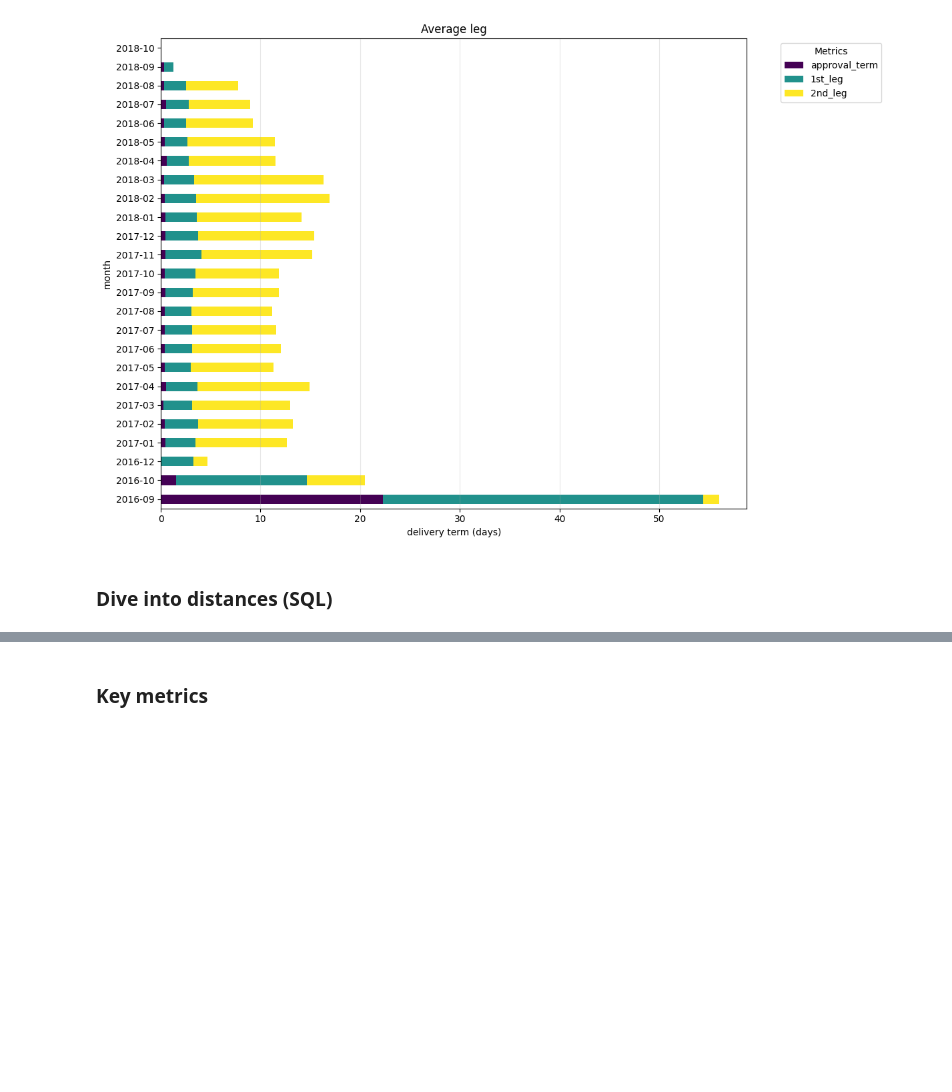
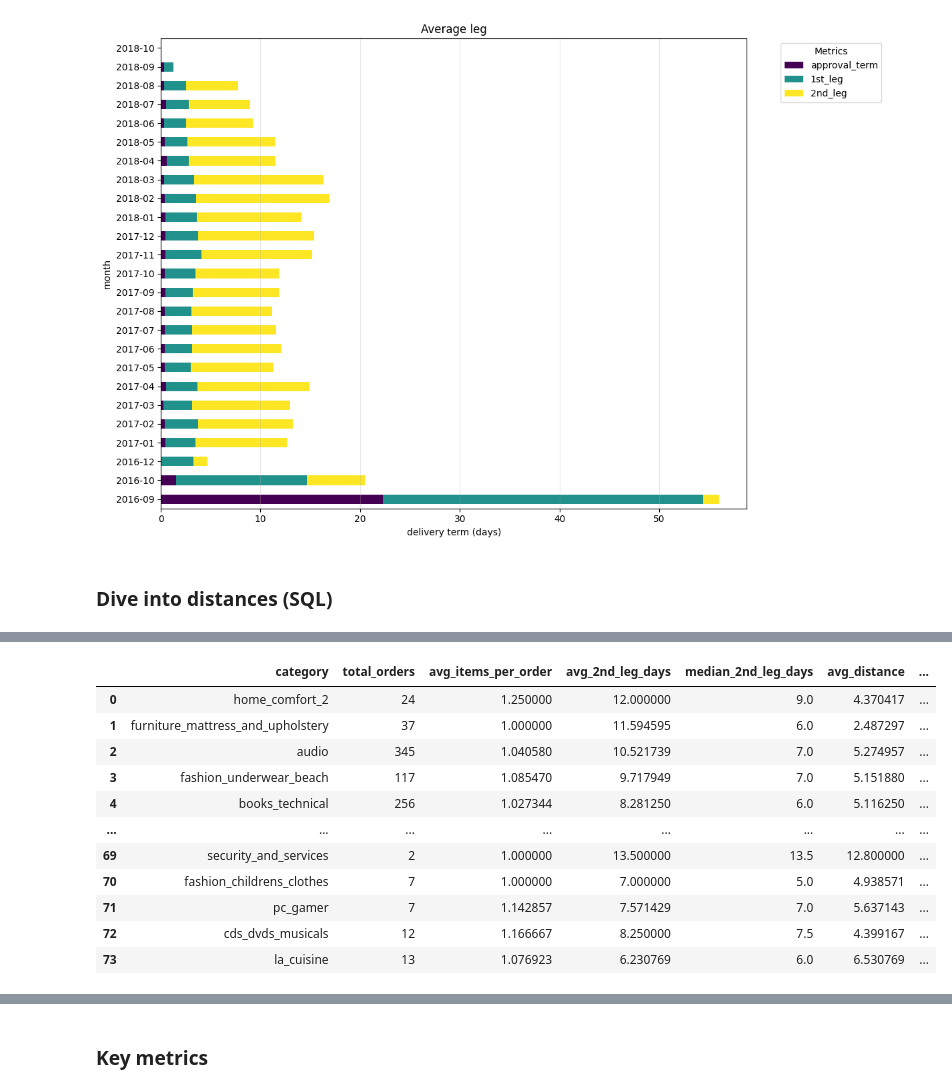
Before and after one commit to YehorI/test_task_2, a Jupyter notebook: test.ipynb, the cells around one changed output, grey strips where cells are left out. Cells and saved outputs as stored; diff of their text form; code cells hidden in the pictures; blank space fills up the shorter version.

```diff
--- a/test.ipynb
+++ b/test.ipynb
@@ -669,0 +683,95 @@ import duckdb
+# %%
+(res2 :=
+    duckdb.sql(
+    """
+    with
+    cust_geo as (
+        select
+            c.customer_id,
+            c.customer_zip_code_prefix,
+            avg(g.geolocation_lat) as geolocation_lat,
+            avg(g.geolocation_lng) as geolocation_lng
+        from 'input/olist_customers_dataset.csv' c
+        join 'input/olist_geolocation_dataset.csv' g
+            on c.customer_zip_code_prefix = g.geolocation_zip_code_prefix
+        group by c.customer_id, c.customer_zip_code_prefix
+    ),
+    sel_geo as (
+        select
+            s.seller_id,
+            s.seller_zip_code_prefix,
+            avg(g.geolocation_lat) as geolocation_lat,
+            avg(g.geolocation_lng) as geolocation_lng
+        from 'input/olist_sellers_dataset.csv' s
+        join 'input/olist_geolocation_dataset.csv' g
+            on s.seller_zip_code_prefix = g.geolocation_zip_code_prefix
+        group by s.seller_id, s.seller_zip_code_prefix
+    ),
+    ord_cust_geo as (
+        select o.*, cg.geolocation_lat, cg.geolocation_lng
+        from 'input/olist_orders_dataset.csv' o
+        join cust_geo cg on cg.customer_id = o.customer_id
+    ),
+    order_category_legs as (
+            select
+                oi.order_id,
+                oi.seller_id,
+                coalesce(t.product_category_name_english, p.product_category_name) as category,
+                count(*) as item_count,
+            any_value(ocg.order_purchase_timestamp) as order_date,
+            any_value(ocg.order_estimated_delivery_date) as estimated_delivery,
+            any_value(ocg.order_delivered_customer_date) as delivered_date,
+            date_diff(
+                'day',
+                any_value(ocg.order_delivered_carrier_date),
+                any_value(ocg.order_delivered_customer_date)
+            ) as second_leg,
+            max(round(sqrt(
+                pow(ocg.geolocation_lat - sg.geolocation_lat, 2) +
+                pow(ocg.geolocation_lng - sg.geolocation_lng, 2)
+            ), 2)) as seller_customer_max_distance
+        from 'input/olist_order_items_dataset.csv' oi
+        join ord_cust_geo ocg on ocg.order_id = oi.order_id
+        join sel_geo sg on sg.seller_id  = oi.seller_id
+        join 'input/olist_products_dataset.csv' p
+            on p.product_id = oi.product_id
+        left join 'input/product_category_name_translation.csv' t
+            on t.product_category_name = p.product_category_name
+        group by oi.order_id, oi.seller_id, category
+    )
+
+    select
+        category,
+        count(*) as total_orders,
+        avg(item_count) as avg_items_per_order,
+        avg(second_leg) as avg_2nd_leg_days,
+        median(second_leg) as median_2nd_leg_days,
+        avg(seller_customer_max_distance) as avg_distance,
+        sum(case when delivered_date > estimated_delivery then 1 end) as delivery_term_exceeded,
+        round(
+            sum(case when delivered_date > estimated_delivery then 1 end)
+            * 100.0 / count(*), 2
+        ) as late_pct
+    from order_category_legs
+    where
+        second_leg > 0
+        and seller_customer_max_distance > 0
+        and order_date is not null
+    group by category
+    order by late_pct desc
+    """
+    ).df()
+)
+# %% [output]
+|  | category | total_orders | avg_items_per_order | avg_2nd_leg_days | median_2nd_leg_days | avg_distance | ... |
+| 0 | home_comfort_2 | 24 | 1.250000 | 12.000000 | 9.0 | 4.370417 | ... |
+| 1 | furniture_mattress_and_upholstery | 37 | 1.000000 | 11.594595 | 6.0 | 2.487297 | ... |
+| 2 | audio | 345 | 1.040580 | 10.521739 | 7.0 | 5.274957 | ... |
+| 3 | fashion_underwear_beach | 117 | 1.085470 | 9.717949 | 7.0 | 5.151880 | ... |
+| 4 | books_technical | 256 | 1.027344 | 8.281250 | 6.0 | 5.116250 | ... |
+| ... | ... | ... | ... | ... | ... | ... | ... |
+| 69 | security_and_services | 2 | 1.000000 | 13.500000 | 13.5 | 12.800000 | ... |
+| 70 | fashion_childrens_clothes | 7 | 1.000000 | 7.000000 | 5.0 | 4.938571 | ... |
+| 71 | pc_gamer | 7 | 1.142857 | 7.571429 | 7.0 | 5.637143 | ... |
+| 72 | cds_dvds_musicals | 12 | 1.166667 | 8.250000 | 7.5 | 4.399167 | ... |
+| 73 | la_cuisine | 13 | 1.076923 | 6.230769 | 6.0 | 6.530769 | ... |
```
Also changed, not shown: parts of 8 cells of this notebook, 3 other files.
